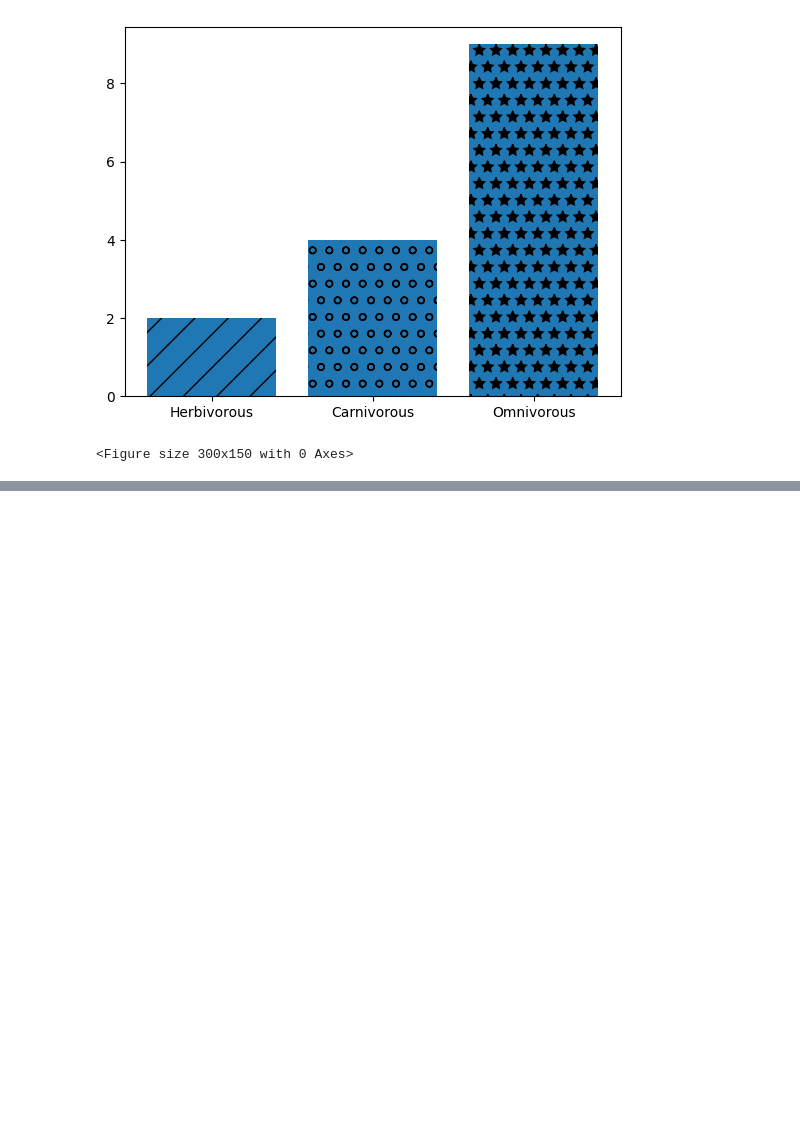
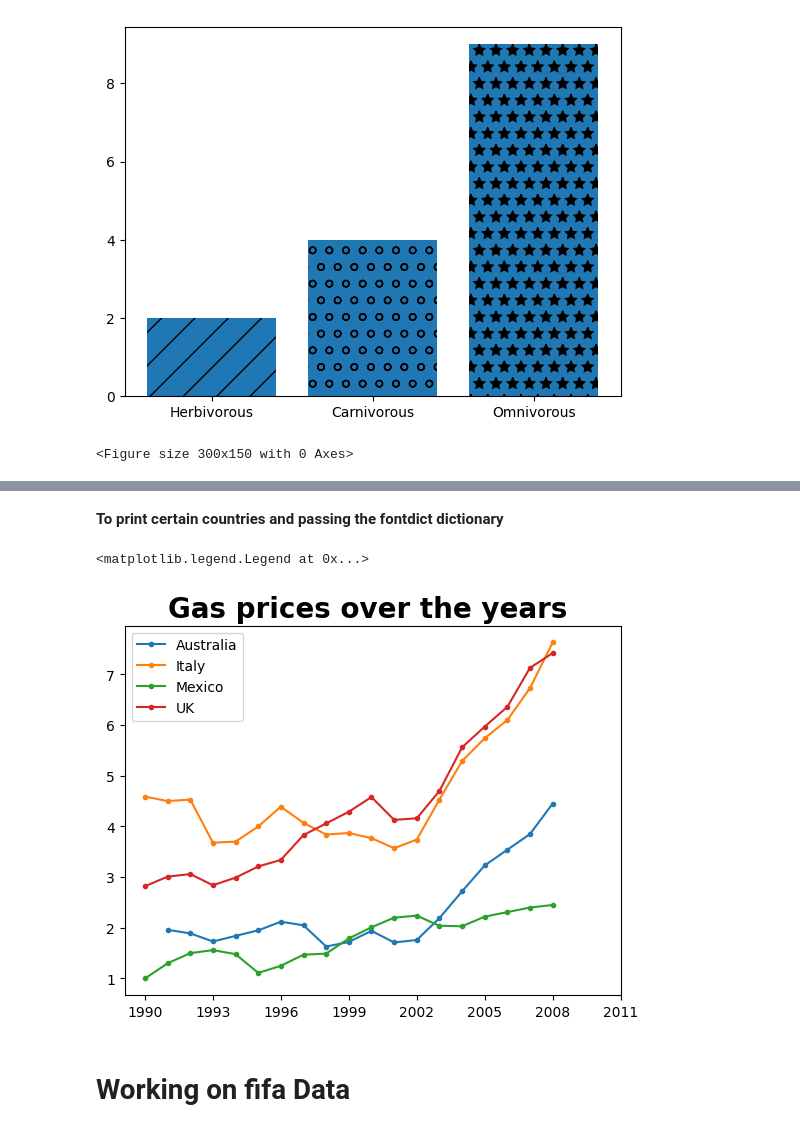
Before and after one commit to web-wizard-web/Python_for_AI_and_ML, a Jupyter notebook: Matplotlib/matplotlib.ipynb, the cells around one changed output, grey strips where cells are left out. Cells and saved outputs as stored; diff of their text form; code cells hidden in the pictures; blank space fills up the shorter version.

Commit message:
Changes into Matplotlib

```diff
--- a/Matplotlib/matplotlib.ipynb
+++ b/Matplotlib/matplotlib.ipynb
@@ -211,0 +323,19 @@ plt.show()
+# %% [markdown]
+**To print certain countries and passing the fontdict dictionary**
+# %%
+plt.title("Gas prices over the years ",fontdict={"fontweight": "bold","fontsize":"20"})
+
+countries_to_look_at = ["UK","Mexico","Italy","Australia"]
+
+for country in gas :
+    if country in countries_to_look_at:
+        plt.plot(gas.Year,gas[country] ,label=country ,marker=".")
+
+plt.xticks(gas.Year[::3].to_list()+[2011])
+
+plt.legend()
+# %% [output]
+<matplotlib.legend.Legend at 0x...>
+[figure, added]
+# %% [markdown]
+# Working on fifa Data
```
Also changed, not shown: parts of 24 cells of this notebook, 2 other files.
